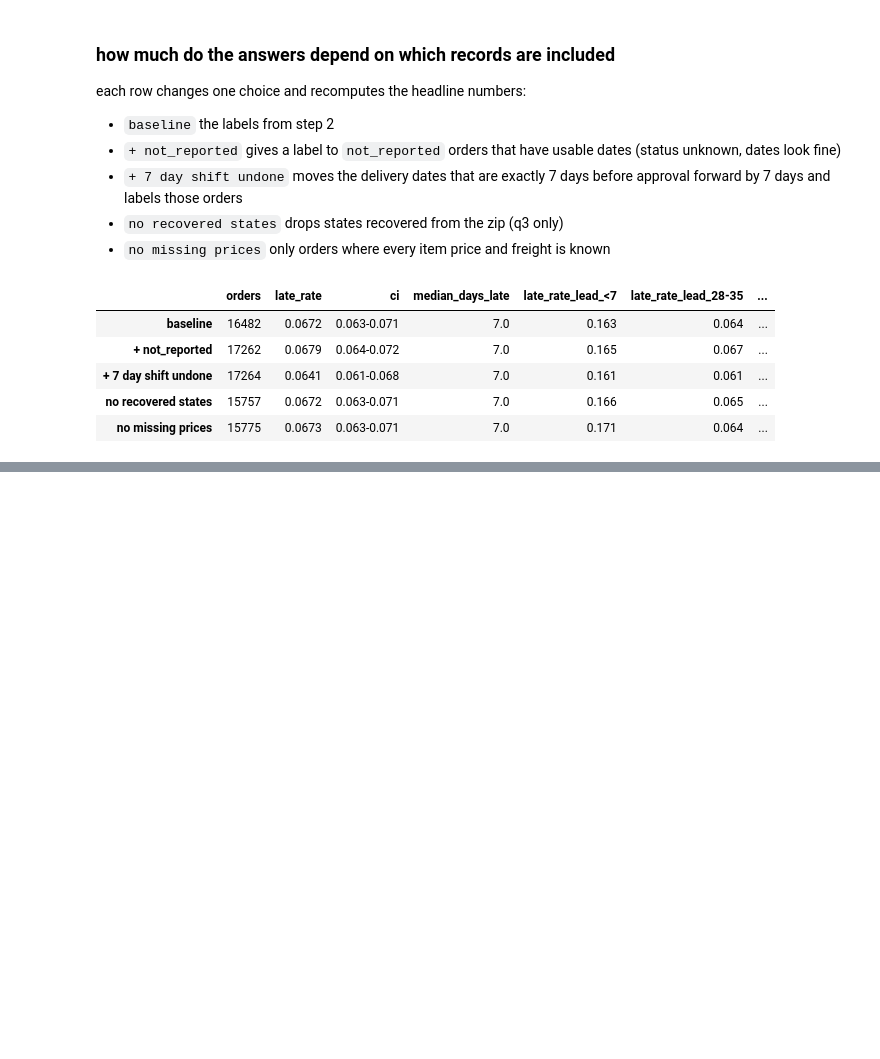
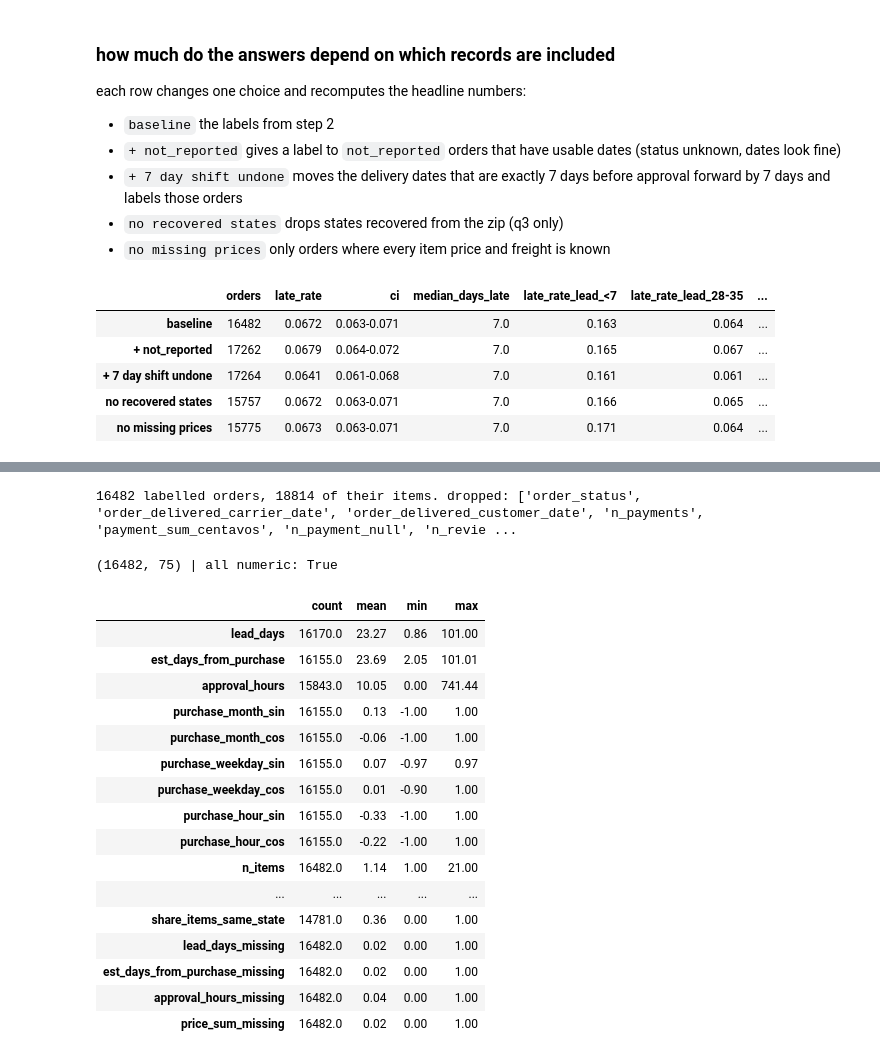
Before and after one commit to 11NOel11/eng2040-assignment1, a Jupyter notebook: pipeline.ipynb, the cells around one changed output, grey strips where cells are left out. Saved outputs shown, nothing was run; the diff lists cells and outputs as text; code cells hidden in the pictures; blank space fills up the shorter version.

```diff
--- a/pipeline.ipynb
+++ b/pipeline.ipynb
@@ -858,0 +971,80 @@ done()
+# %%
+OUT, done = track("04_features")
+o = pd.read_parquet(ROOT / "data" / "02_clean" / "orders_clean.parquet")
+it = pd.read_parquet(ROOT / "data" / "02_clean" / "items_clean.parquet")
+lab = o[o.unlabelled_reason.isna()].set_index("order_id")
+y, days_late = lab.delivered_after_estimate.astype(int), lab.days_late
+
+# columns not known at approval are dropped before any feature is built, so using one by mistake fails loudly
+FORBIDDEN = ["payment", "order_status", "carrier", "delivered_customer", "review", "shipping_limit"]
+gone = [c for c in o.columns if any(w in c for w in FORBIDDEN)] + ["delivered_after_estimate", "days_late", "unlabelled_reason"]
+lab = lab.drop(columns=gone)
+it = it.drop(columns=["shipping_limit_date"])
+it = it[it.order_id.isin(lab.index)].join(lab.customer_state, on="order_id")
+print(len(lab), "labelled orders,", len(it), "of their items. dropped:", gone)
+# %% [output]
+16482 labelled orders, 18814 of their items. dropped: ['order_status', 'order_delivered_carrier_date', 'order_delivered_customer_date', 'n_payments', 'payment_sum_centavos', 'n_payment_null', 'n_revie ...
+# %%
+days = lambda td: td.dt.total_seconds() / 86400
+f = pd.DataFrame(index=lab.index)
+ap, pu, est = lab.order_approved_at, lab.order_purchase_timestamp, lab.order_estimated_delivery_date
+
+# timing
+f["lead_days"] = days(est - ap)
+f["est_days_from_purchase"] = days(est - pu)
+f["approval_hours"] = days(ap - pu) * 24
+for name, x, period in [("month", pu.dt.month - 1, 12), ("weekday", pu.dt.dayofweek, 7), ("hour", pu.dt.hour, 24)]:
+    f[f"purchase_{name}_sin"] = np.sin(2 * np.pi * x / period)
+    f[f"purchase_{name}_cos"] = np.cos(2 * np.pi * x / period)
+
+# basket. a sum with a missing price would be too low, so it becomes missing
+f["n_items"], f["n_products"], f["n_sellers"] = lab.n_items, lab.n_products, lab.n_sellers
+f["price_sum"] = lab.price_sum.where(lab.n_price_null == 0)
+f["freight_sum"] = lab.freight_sum.where(lab.n_freight_null == 0)
+f["freight_share"] = f.freight_sum / (f.price_sum + f.freight_sum)
+
+# product and seller attributes, item rows to one row per order
+it["volume_cm3"] = it.product_length_cm * it.product_height_cm * it.product_width_cm
+it["same_state"] = (it.seller_state == it.customer_state).astype("float64")
+g = it.groupby("order_id")
+any_na = lambda c: it[c].isna().groupby(it.order_id).any()
+f["weight_g_sum"] = g.product_weight_g.sum().where(~any_na("product_weight_g"))
+f["volume_cm3_sum"] = g.volume_cm3.sum().where(~any_na("volume_cm3"))
+f["photos_mean"] = g.product_photos_qty.mean()
+f["n_categories"] = g.product_category_name.nunique()
+f["n_seller_states"] = g.seller_state.nunique()
+f["share_items_same_state"] = g.same_state.mean()  # seller and customer in the same state
+
+# category of the most expensive item in the order
+main = it.sort_values("price", ascending=False).drop_duplicates("order_id").set_index("order_id")
+cat = main.product_category_name_english.fillna(main.product_category_name).reindex(lab.index)
+top = cat.value_counts().head(15).index
+cat = cat.where(cat.isin(top) | cat.isna(), "other").fillna("missing")
+state = lab.customer_state.fillna("missing")
+
+f = f.astype("float64")
+for c in ["lead_days", "est_days_from_purchase", "approval_hours", "price_sum", "freight_sum", "weight_g_sum", "volume_cm3_sum", "photos_mean", "share_items_same_state"]:
+    f[f"{c}_missing"] = f[c].isna().astype("float64")
+f = f.join(pd.get_dummies(state, prefix="state", dtype="float64")).join(pd.get_dummies(cat, prefix="cat", dtype="float64"))
+f.columns = f.columns.str.replace(" ", "_")
+print(f.shape, "| all numeric:", all(pd.api.types.is_float_dtype(t) for t in f.dtypes))
+f.describe().T[["count", "mean", "min", "max"]].round(2).head(25)
+# %% [output]
+(16482, 75) | all numeric: True
+|  | count | mean | min | max |
+| lead_days | 16170.0 | 23.27 | 0.86 | 101.00 |
+| est_days_from_purchase | 16155.0 | 23.69 | 2.05 | 101.01 |
+| approval_hours | 15843.0 | 10.05 | 0.00 | 741.44 |
+| purchase_month_sin | 16155.0 | 0.13 | -1.00 | 1.00 |
+| purchase_month_cos | 16155.0 | -0.06 | -1.00 | 1.00 |
+| purchase_weekday_sin | 16155.0 | 0.07 | -0.97 | 0.97 |
+| purchase_weekday_cos | 16155.0 | 0.01 | -0.90 | 1.00 |
+| purchase_hour_sin | 16155.0 | -0.33 | -1.00 | 1.00 |
+| purchase_hour_cos | 16155.0 | -0.22 | -1.00 | 1.00 |
+| n_items | 16482.0 | 1.14 | 1.00 | 21.00 |
+| ... | ... | ... | ... | ... |
+| share_items_same_state | 14781.0 | 0.36 | 0.00 | 1.00 |
+| lead_days_missing | 16482.0 | 0.02 | 0.00 | 1.00 |
+| est_days_from_purchase_missing | 16482.0 | 0.02 | 0.00 | 1.00 |
+| approval_hours_missing | 16482.0 | 0.04 | 0.00 | 1.00 |
+| price_sum_missing | 16482.0 | 0.02 | 0.00 | 1.00 |
```
Also changed, not shown: parts of 22 cells of this notebook, 2 other files.
